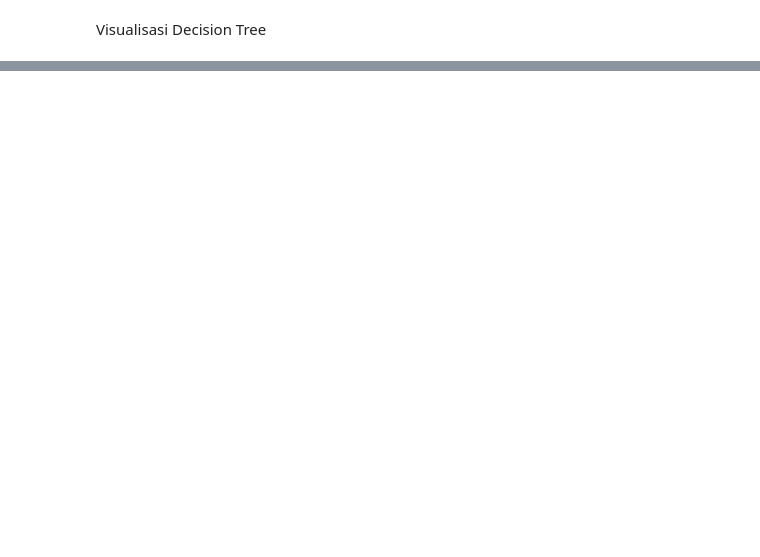
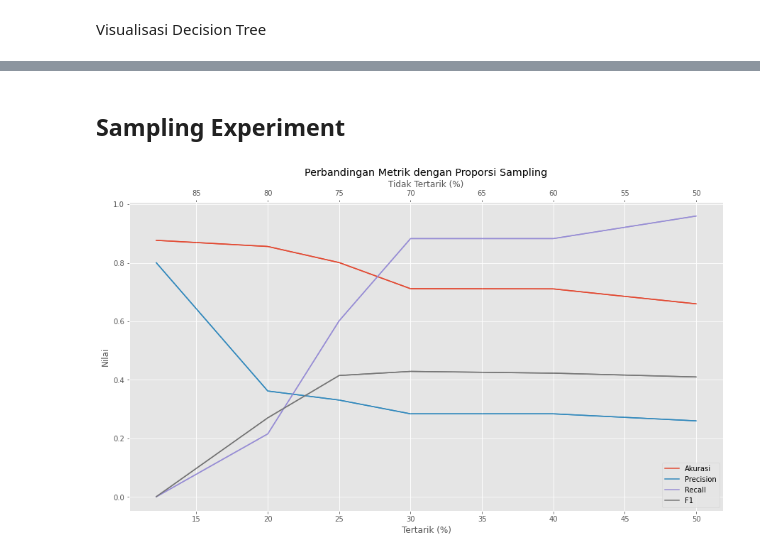
Before and after one commit to Otniel113/DecisionTree, a Jupyter notebook: DecisionTree.ipynb, the cells around one changed output, grey strips where cells are left out. Saved outputs shown, nothing was run; the diff lists cells and outputs as text; code cells hidden in the pictures; blank space fills up the shorter version.

```diff
--- a/DecisionTree.ipynb
+++ b/DecisionTree.ipynb
@@ -505,0 +532,36 @@ plt.show()
+# %% [markdown]
+## Sampling Experiment
+# %%
+nilai_acc = [0.877, 0.856, 0.801, 0.7117, 0.711, 0.66]
+nilai_prec = [0.8, 0.362, 0.331, 0.284, 0.284, 0.26]
+nilai_recall = [0.0006, 0.2154, 0.602, 0.883, 0.883, 0.96]
+nilai_f1 = [0.001, 0.2703, 0.415, 0.429, 0.423, 0.41]
+
+proporsi_tertarik = [12.2, 20, 25, 30, 40, 50]
+proporsi_tdk = [87.8, 80, 75, 70, 60, 50]
+
+fig = plt.figure()
+ax1 = fig.add_subplot()
+
+ax1.plot(proporsi_tertarik, nilai_acc )
+ax1.plot(proporsi_tertarik, nilai_prec)
+ax1.plot(proporsi_tertarik, nilai_recall)
+ax1.plot(proporsi_tertarik, nilai_f1)
+ax1.set_xlabel('Tertarik (%)')
+ax1.set_ylabel('Nilai')
+
+ax2 = ax1.twiny()
+
+ax2.plot(proporsi_tdk, nilai_acc)
+ax2.plot(proporsi_tdk, nilai_prec)
+ax2.plot(proporsi_tdk, nilai_recall)
+ax2.plot(proporsi_tdk, nilai_f1)
+ax2.set_xlabel('Tidak Tertarik (%)')
+
+ax2.invert_xaxis()
+
+plt.legend(['Akurasi', 'Precision', 'Recall', 'F1'])
+plt.title('Perbandingan Metrik dengan Proporsi Sampling')
+plt.show()
+# %% [output]
+[figure, added]
```
Also changed, not shown: parts of 21 cells of this notebook, 2 other files.
